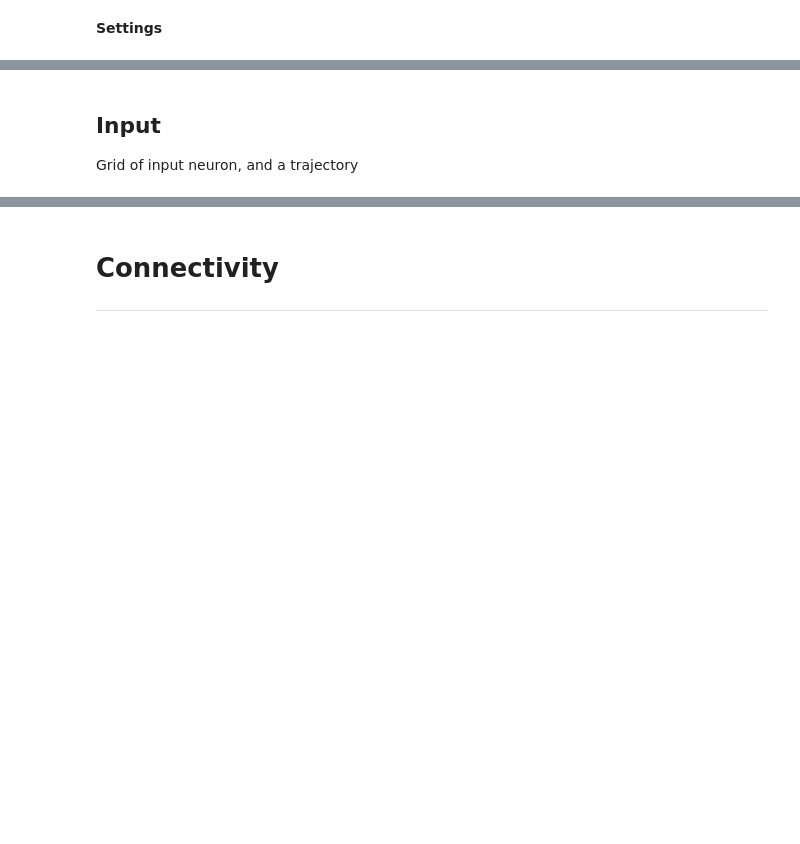
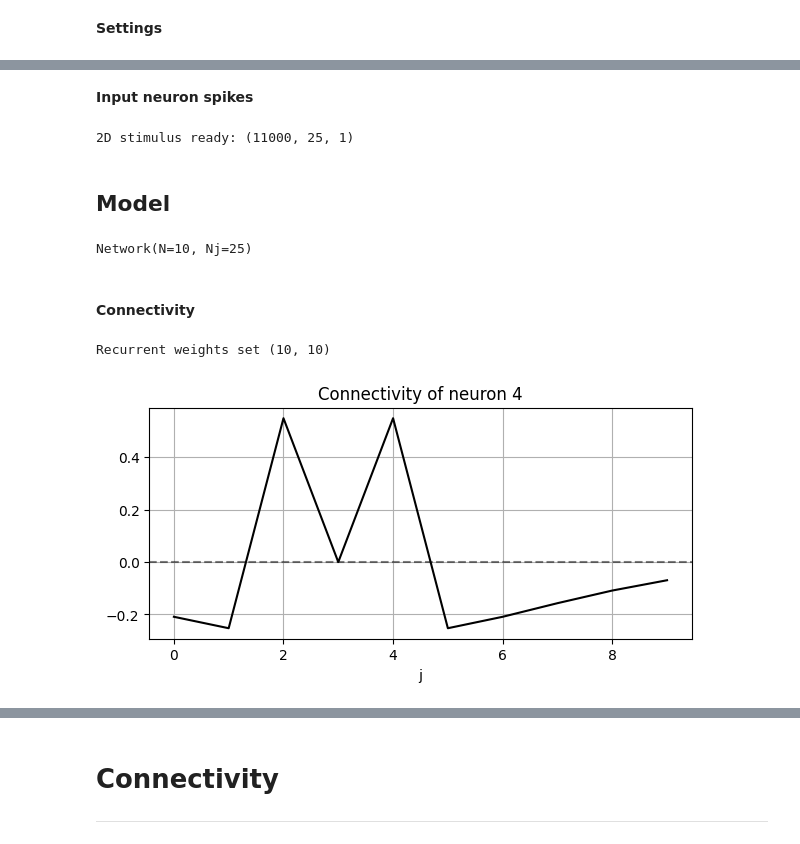
Before and after one commit to iKiru-hub/PCNN, a Jupyter notebook: pcnn_lab.ipynb, the cells around one changed output, grey strips where cells are left out. Saved outputs shown, nothing was run; the diff lists cells and outputs as text; code cells hidden in the pictures; blank space fills up the shorter version.

```diff
--- a/pcnn_lab.ipynb
+++ b/pcnn_lab.ipynb
@@ -135,6 +149,6 @@ print(".")
 # %% [markdown]
 **Settings**
 # %%
-N = 16
-Nj = 36
-T = 10*1000
+N = 10
+Nj = 25
+T = 10 # 1 step/s
@@ -141,17 +293,54 @@ T = 10*1000
 # %% [markdown]
-## Input
-Grid of input neuron, and a trajectory
+**Input neuron spikes**
 # %%
+pause_time = 100
+sj_duration = 1000
+T = len(forward_activations) * sj_duration + len(forward_activations) * pause_time
+
 # input spikes
 Sj = np.random.binomial(1, 10/1000, size=(T, Nj, 1))
 
-bin_size = 1500
+bin_size = sj_duration
 
 i = 0
-j = 0
-for t0 in range(0, T, bin_size+100):
-    if i == N:
-        break
-    Sj[t0: t0 + bin_size, j] = np.random.binomial(1, 300/1000, size=(bin_size, 1))
+for t0 in range(0, T, bin_size+pause_time):
+    Sj[t0: t0 + bin_size, forward_activations[i].argmax()] = np.random.binomial(1, 300/1000, size=(bin_size, 1))
     i += 1
-    j += 1
+
+mod.logger.info(f"2D stimulus ready: {Sj.shape}")
+# %% [output]
+2D stimulus ready: (11000, 25, 1)
+# %% [markdown]
+## Model
+# %%
+net = mod.Network(N=N, Nj=Nj, learnable=True, lr=3e-2,
+                  wr_const=3.55,
+                  wff_const=5.5,
+                  wff_max=4.,
+                  wff_min=0.1,
+                  wff_beta=0.02,
+                  wff_tau=50,
+                  wr_tau=55,
+                  tau_u=55,
+                  syn_ff_min=0.045,
+                 )
+# %% [output]
+Network(N=10, Nj=25)
+# %% [markdown]
+#### Connectivity
+# %%
+w = mod.mexican_hat_1D(N=N, A=1.45, B=.085, sigma_exc=.525, sigma_inh=3.5)
+
+net.set_wrec(w)
+#mv.plot_weight_matrix(net.Wrec)
+
+plt.figure(figsize=(7, 3))
+plt.axhline(0, color="black", alpha=0.5, linestyle='--')
+plt.plot(range(N), net.Wrec[3], '-k')
+plt.title("Connectivity of neuron 4")
+plt.xlabel("j")
+plt.grid()
+plt.show()
+# %% [output]
+Recurrent weights set (10, 10)
+[figure, added]
```
Also changed, not shown: parts of 10 cells of this notebook, 1 other file.
